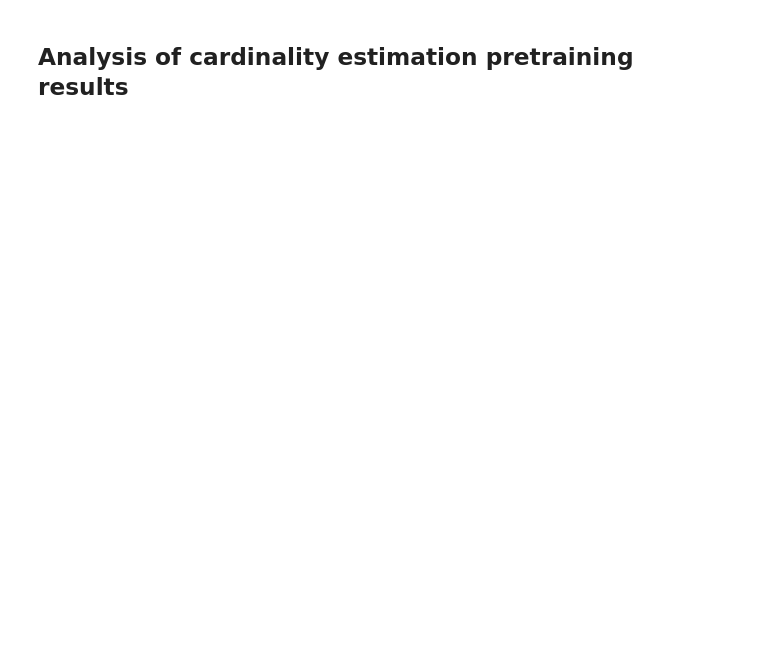
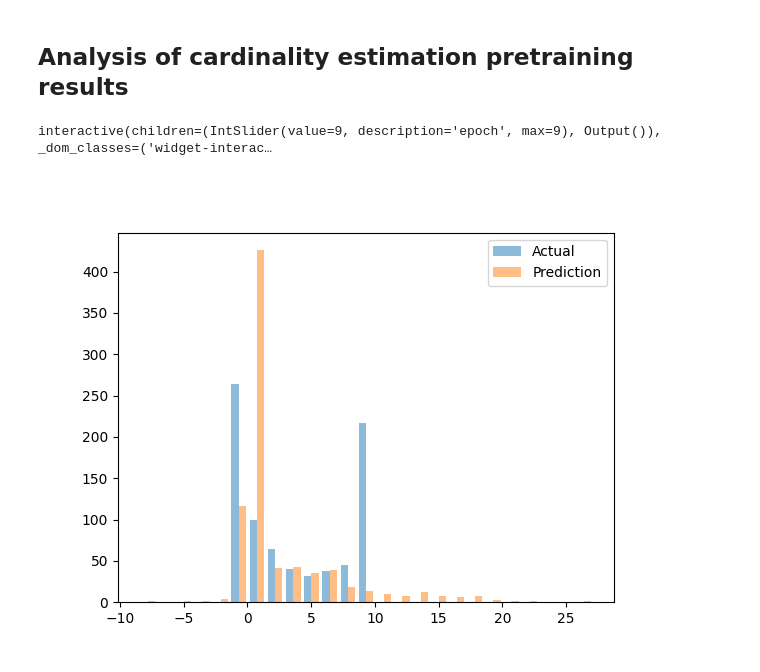
Before and after one commit to RubenEschauzier/rl-based-join-optimization, a Jupyter notebook: src/result_analysis/pretrain_result_analysis.ipynb, the cells around one changed output. Saved outputs shown, nothing was run; the diff lists cells and outputs as text; code cells hidden in the pictures; blank space fills up the shorter version.

Commit message:
Working interactive histograms + lineplots

```diff
--- a/src/result_analysis/pretrain_result_analysis.ipynb
+++ b/src/result_analysis/pretrain_result_analysis.ipynb
@@ -15,9 +13,8 @@ matplotlib.style.use('classic')
 # %%
 def read_pretrain_results(location):
     with open(os.path.join(ROOT_DIR, location), 'rb') as f:
-        data = pickle.load(f)
-        return data
-    pass
+        read_data = pickle.load(f)
+        return read_data
 
 def read_all_ckp(location_template, n_ckp):
     all_stats = []
@@ -66,0 +27,34 @@ interact(update)
+# %%
+def read_checkpoint_data(ckp_data, key_name, epoch):
+    epoch_data = ckp_data[epoch]
+    relevant_data = epoch_data[key_name]
+
+    pred = []
+    actual = []
+    loss = []
+    q_error = []
+    for value in relevant_data.values():
+        pred.append(value['prediction'])
+        actual.append(value['actual'])
+        loss.append(value['loss'])
+        q_error.append(value['q_error'])
+    return pred, actual, loss, q_error
+
+def prepare_slider_histogram_plot(data, key_name, n_epoch):
+    slider_data_pred = []
+    slider_data_actual = []
+    slider_data_loss = []
+    slider_data_q_error = []
+
+    for i in range(n_epoch):
+        pred, actual, loss, q_error = read_checkpoint_data(data, key_name, i)
+        slider_data_pred.append(pred)
+        slider_data_actual.append(actual)
+        slider_data_loss.append(loss)
+        slider_data_q_error.append(q_error)
+
+    return slider_data_pred, slider_data_actual, slider_data_loss, slider_data_q_error
+
+train_pred, train_actual, train_loss, train_q_error = prepare_slider_histogram_plot(data, 'train_stats', 10)
+val_pred, val_actual, val_loss, val_q_error = prepare_slider_histogram_plot(data, 'val_stats', 10)
+test_pred, test_actual, test_loss, test_q_error = prepare_slider_histogram_plot(data, 'test_stats', 10)
@@ -66,0 +126,8 @@ interact(update)
+# %%
+# rescaled_train_actual = np.exp(np.array(train_actual)) - 1
+# rescaled_train_pred = np.exp(np.array(train_pred)) - 1
+
+create_interactive_plot(25, np.array([train_actual, train_pred]), ["Actual", "Prediction"], add_line=False, index_to_average=1)
+# %% [output]
+interactive(children=(IntSlider(value=9, description='epoch', max=9), Output()), _dom_classes=('widget-interac…
+[figure, added]
```
Also changed, not shown: parts of 10 cells of this notebook.
